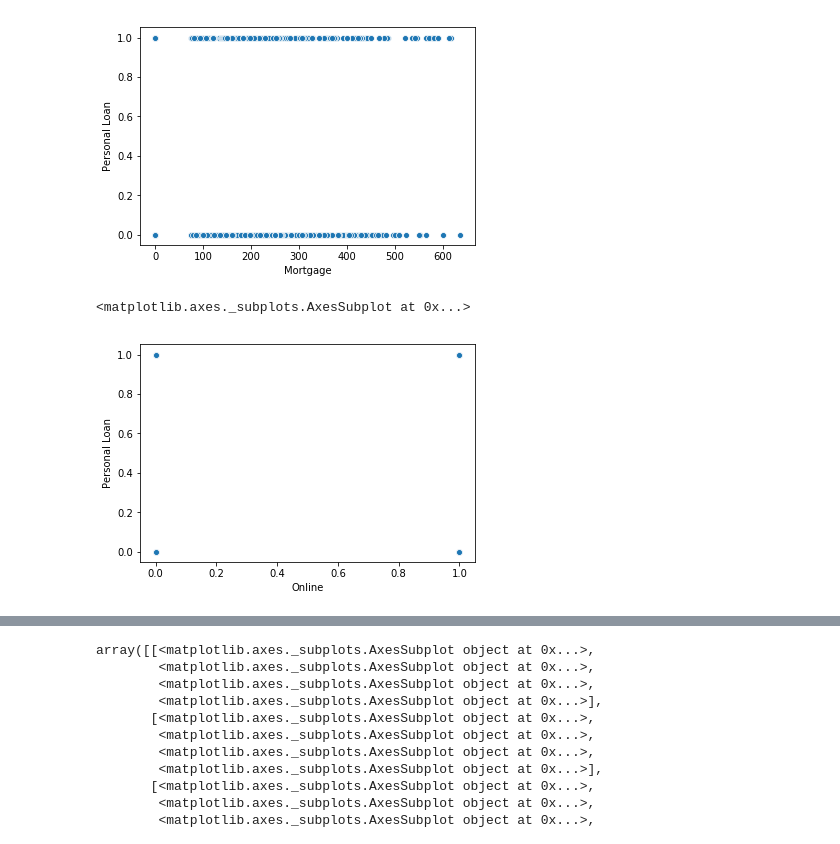
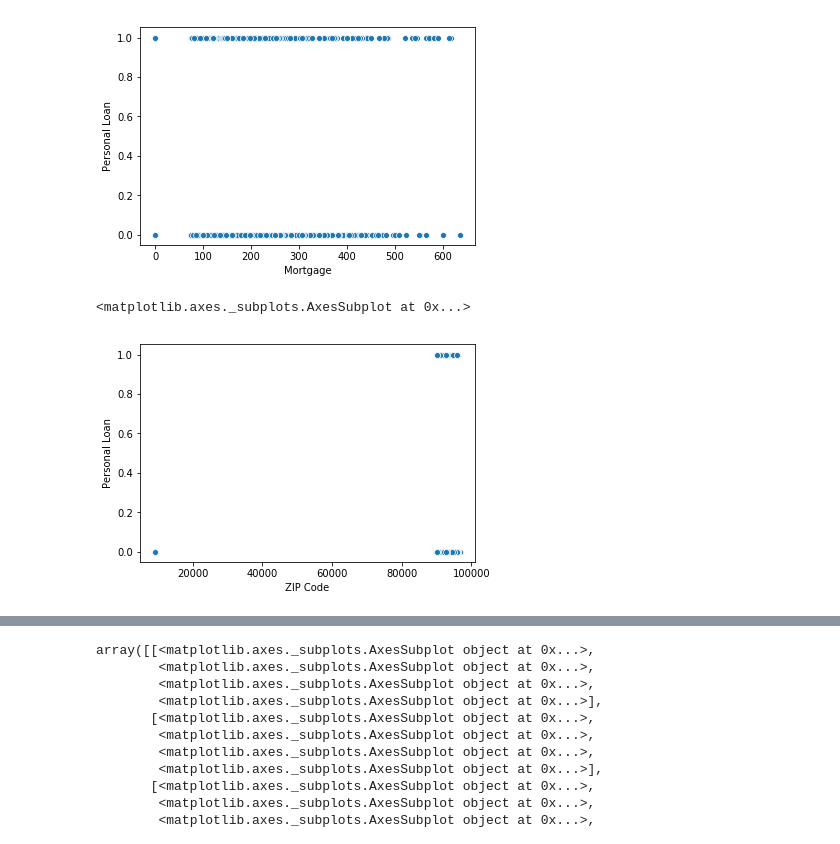
Before and after one commit to GreatLearningAIML1/chennai-aug-batch-senthilvelavan, a Jupyter notebook: SupervisedLearning-R4-Project2/Supervised Learning_R4_Project2_BankLoanModel.ipynb, the cells around one changed output, grey strips where cells are left out. Saved outputs shown, nothing was run; the diff lists cells and outputs as text; code cells hidden in the pictures.

```diff
--- a/SupervisedLearning-R4-Project2/Supervised Learning_R4_Project2_BankLoanModel.ipynb
+++ b/SupervisedLearning-R4-Project2/Supervised Learning_R4_Project2_BankLoanModel.ipynb
@@ -145,7 +120,7 @@ sns.scatterplot(x='Mortgage',y='Personal Loan',data=bkln_df)
 <matplotlib.axes._subplots.AxesSubplot at 0x...>
 [figure]
 # %%
-sns.scatterplot(x='Online',y='Personal Loan',data=bkln_df)
+sns.scatterplot(x='ZIP Code',y='Personal Loan',data=bkln_df)
 # %% [output]
 <matplotlib.axes._subplots.AxesSubplot at 0x...>
-[figure, old version]
+[figure, new version]
```
Also changed, not shown: parts of 13 cells of this notebook.
